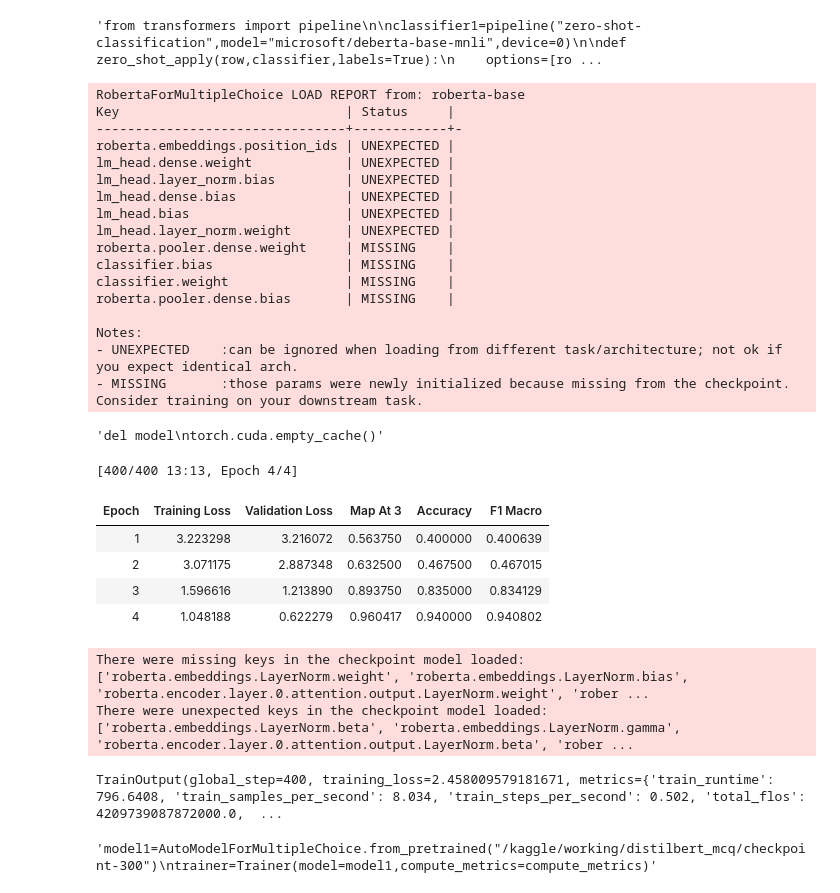
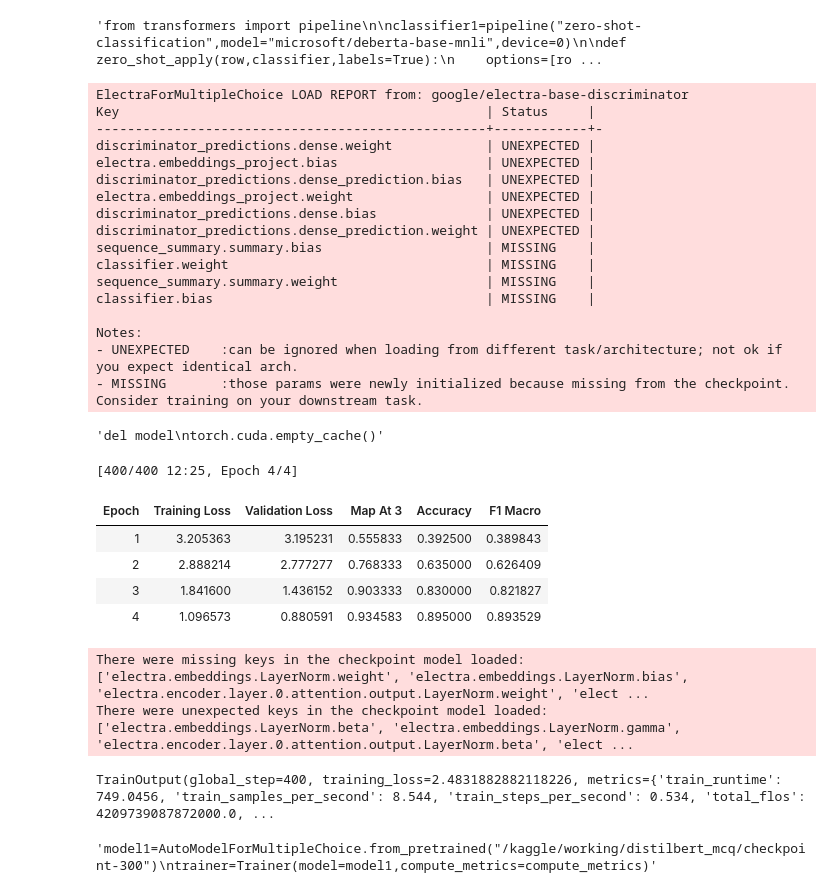
Before and after one commit to chay123-crypto/mcq-solver-transformers, a Jupyter notebook: DL-24f2002314-notebook-t22026.ipynb, the cells around one changed output. Drawn from its saved outputs; the diff is of its cells as text; code cells hidden in the pictures.

```diff
--- a/DL-24f2002314-notebook-t22026.ipynb
+++ b/DL-24f2002314-notebook-t22026.ipynb
@@ -602,7 +602,7 @@ val_dataset=Dataset.from_pandas(x_v.reset_index(drop=True))
 from transformers import AutoModelForMultipleChoice,AutoTokenizer,TrainingArguments,Trainer
 import torch
 
-model_name="roberta-base"
+model_name='google/electra-base-discriminator'
 tokeniser=AutoTokenizer.from_pretrained(model_name)
 model=AutoModelForMultipleChoice.from_pretrained(model_name,ignore_mismatched_sizes=True)
 
@@ -621,19 +621,19 @@ def preprocessing(data):
 processed_train=train_dataset.map(preprocessing,batched=True,remove_columns=train_dataset.column_names)
 processed_val=val_dataset.map(preprocessing,batched=True,remove_columns=val_dataset.column_names)
 # %% [output]
-RobertaForMultipleChoice LOAD REPORT from: roberta-base
-Key                             | Status     |
---------------------------------+------------+-
-roberta.embeddings.position_ids | UNEXPECTED |
-lm_head.dense.weight            | UNEXPECTED |
-lm_head.layer_norm.bias         | UNEXPECTED |
-lm_head.dense.bias              | UNEXPECTED |
-lm_head.bias                    | UNEXPECTED |
-lm_head.layer_norm.weight       | UNEXPECTED |
-roberta.pooler.dense.weight     | MISSING    |
-classifier.bias                 | MISSING    |
-classifier.weight               | MISSING    |
-roberta.pooler.dense.bias       | MISSING    |
+ElectraForMultipleChoice LOAD REPORT from: google/electra-base-discriminator
+Key                                               | Status     |
+--------------------------------------------------+------------+-
+discriminator_predictions.dense.weight            | UNEXPECTED |
+electra.embeddings_project.bias                   | UNEXPECTED |
+discriminator_predictions.dense_prediction.bias   | UNEXPECTED |
+electra.embeddings_project.weight                 | UNEXPECTED |
+discriminator_predictions.dense.bias              | UNEXPECTED |
+discriminator_predictions.dense_prediction.weight | UNEXPECTED |
+sequence_summary.summary.bias                     | MISSING    |
+classifier.weight                                 | MISSING    |
+sequence_summary.summary.weight                   | MISSING    |
+classifier.bias                                   | MISSING    |
 
 Notes:
 - UNEXPECTED    :can be ignored when loading from different task/architecture; not ok if you expect identical arch.
@@ -657,22 +657,22 @@ torch.cuda.empty_cache()"""
 # %%
 processed_train.set_format(type="torch",columns=["input_ids","attention_mask","label"])
 processed_val.set_format(type="torch",columns=["input_ids","attention_mask","label"])
 
-train_args=TrainingArguments(output_dir="./distilbert_mcq",learning_rate=2e-5,eval_strategy="epoch",save_strategy="epoch",num_train_epochs=4,warmup_steps=500,remove_unused_columns=False,max_grad_norm=1.0,
+train_args=TrainingArguments(output_dir="./electra_mcq",learning_rate=2e-5,eval_strategy="epoch",gradient_checkpointing=False,save_strategy="epoch",num_train_epochs=4,warmup_steps=500,remove_unused_columns=False,max_grad_norm=1.0,
                              fp16=False,weight_decay=0.01,logging_steps=10,metric_for_best_model="map_at_3",per_device_train_batch_size=8,per_device_eval_batch_size=8,load_best_model_at_end=True)
 
 trainer=Trainer(model=model,args=train_args,train_dataset=processed_train,eval_dataset=processed_val,compute_metrics=compute_metrics)
 trainer.train()
 # %% [output]
-[400/400 13:13, Epoch 4/4]
+[400/400 12:25, Epoch 4/4]
 | Epoch | Training Loss | Validation Loss | Map At 3 | Accuracy | F1 Macro |
-| 1 | 3.223298 | 3.216072 | 0.563750 | 0.400000 | 0.400639 |
-| 2 | 3.071175 | 2.887348 | 0.632500 | 0.467500 | 0.467015 |
-| 3 | 1.596616 | 1.213890 | 0.893750 | 0.835000 | 0.834129 |
-| 4 | 1.048188 | 0.622279 | 0.960417 | 0.940000 | 0.940802 |
+| 1 | 3.205363 | 3.195231 | 0.555833 | 0.392500 | 0.389843 |
+| 2 | 2.888214 | 2.777277 | 0.768333 | 0.635000 | 0.626409 |
+| 3 | 1.841600 | 1.436152 | 0.903333 | 0.830000 | 0.821827 |
+| 4 | 1.096573 | 0.880591 | 0.934583 | 0.895000 | 0.893529 |
-There were missing keys in the checkpoint model loaded: ['roberta.embeddings.LayerNorm.weight', 'roberta.embeddings.LayerNorm.bias', 'roberta.encoder.layer.0.attention.output.LayerNorm.weight', 'rober ...
-There were unexpected keys in the checkpoint model loaded: ['roberta.embeddings.LayerNorm.beta', 'roberta.embeddings.LayerNorm.gamma', 'roberta.encoder.layer.0.attention.output.LayerNorm.beta', 'rober ...
+There were missing keys in the checkpoint model loaded: ['electra.embeddings.LayerNorm.weight', 'electra.embeddings.LayerNorm.bias', 'electra.encoder.layer.0.attention.output.LayerNorm.weight', 'elect ...
+There were unexpected keys in the checkpoint model loaded: ['electra.embeddings.LayerNorm.beta', 'electra.embeddings.LayerNorm.gamma', 'electra.encoder.layer.0.attention.output.LayerNorm.beta', 'elect ...
-TrainOutput(global_step=400, training_loss=2.458009579181671, metrics={'train_runtime': 796.6408, 'train_samples_per_second': 8.034, 'train_steps_per_second': 0.502, 'total_flos': 4209739087872000.0,  ...
+TrainOutput(global_step=400, training_loss=2.4831882882118226, metrics={'train_runtime': 749.0456, 'train_samples_per_second': 8.544, 'train_steps_per_second': 0.534, 'total_flos': 4209739087872000.0, ...
 # %%
 test=pd.read_csv("/kaggle/input/competitions/smart-mcq-solver-challenge/test.csv")
 test_dataset=Dataset.from_pandas(test)
```
Also changed, not shown: parts of 9 cells of this notebook.
